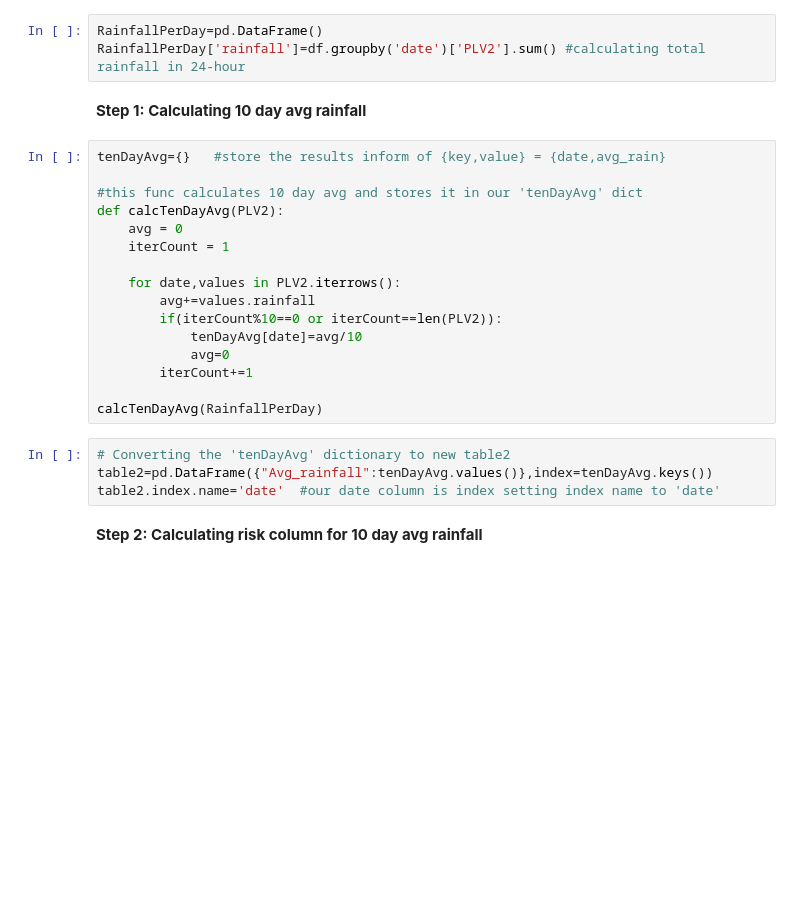
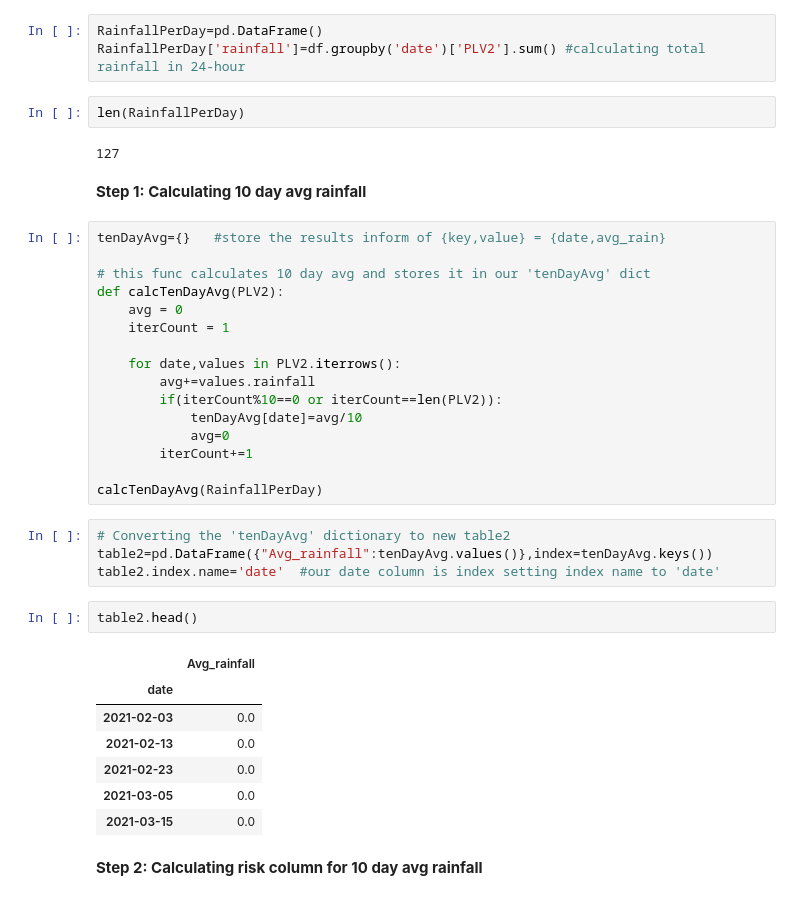
Before and after one commit to SudhanshuBlaze/FASAL_Assignment, a Jupyter notebook: FASAL assignment.ipynb, the cells around one changed output. Saved outputs shown, nothing was run; the diff lists cells and outputs as text; blank space fills up the shorter version.

```diff
--- a/FASAL assignment.ipynb
+++ b/FASAL assignment.ipynb
@@ -183,12 +182,16 @@ table1.head()
 # %%
 RainfallPerDay=pd.DataFrame()
 RainfallPerDay['rainfall']=df.groupby('date')['PLV2'].sum() #calculating total rainfall in 24-hour
+# %%
+len(RainfallPerDay)
+# %% [output]
+127
 # %% [markdown]
 **Step 1: Calculating 10 day avg rainfall**
 # %%
 tenDayAvg={}   #store the results inform of {key,value} = {date,avg_rain}
 
-#this func calculates 10 day avg and stores it in our 'tenDayAvg' dict
+# this func calculates 10 day avg and stores it in our 'tenDayAvg' dict
 def calcTenDayAvg(PLV2):
     avg = 0
     iterCount = 1
@@ -205,6 +208,16 @@ calcTenDayAvg(RainfallPerDay)
 # Converting the 'tenDayAvg' dictionary to new table2
 table2=pd.DataFrame({"Avg_rainfall":tenDayAvg.values()},index=tenDayAvg.keys())
 table2.index.name='date'  #our date column is index setting index name to 'date'
+# %%
+table2.head()
+# %% [output]
+|  | Avg_rainfall |
+| date |  |
+| 2021-02-03 | 0.0 |
+| 2021-02-13 | 0.0 |
+| 2021-02-23 | 0.0 |
+| 2021-03-05 | 0.0 |
+| 2021-03-15 | 0.0 |
 # %% [markdown]
 **Step 2: Calculating risk column for 10 day avg rainfall**
 # %%
```
Also changed, not shown: parts of 4 cells of this notebook.
